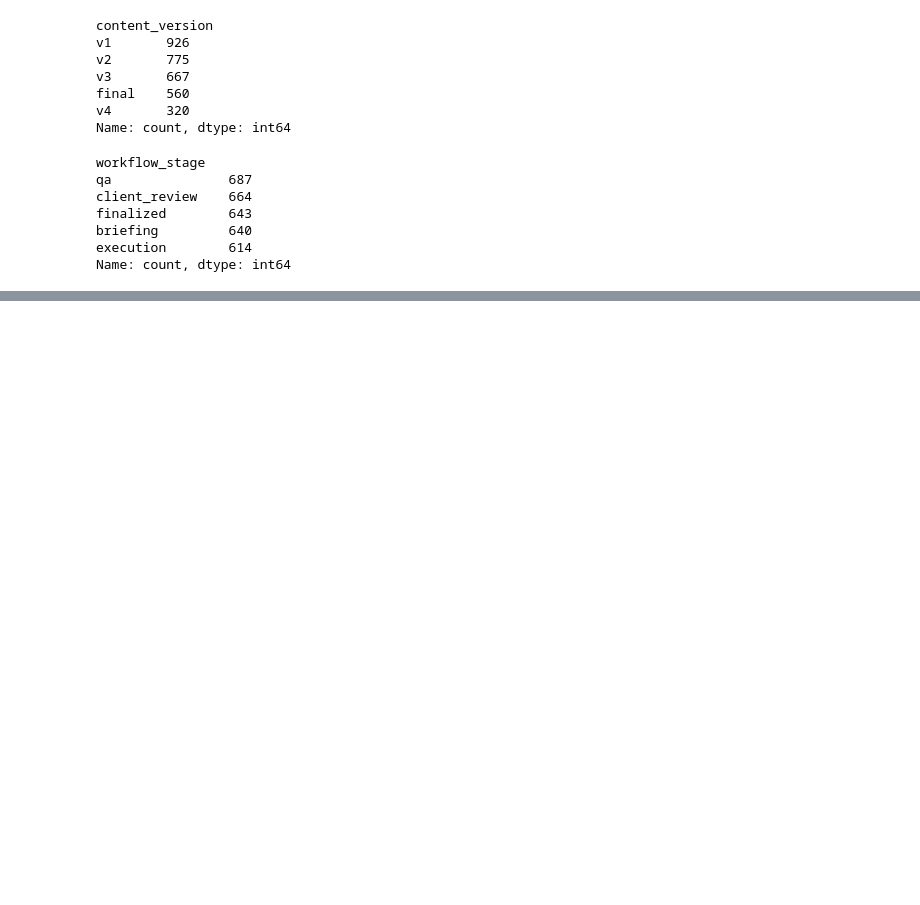
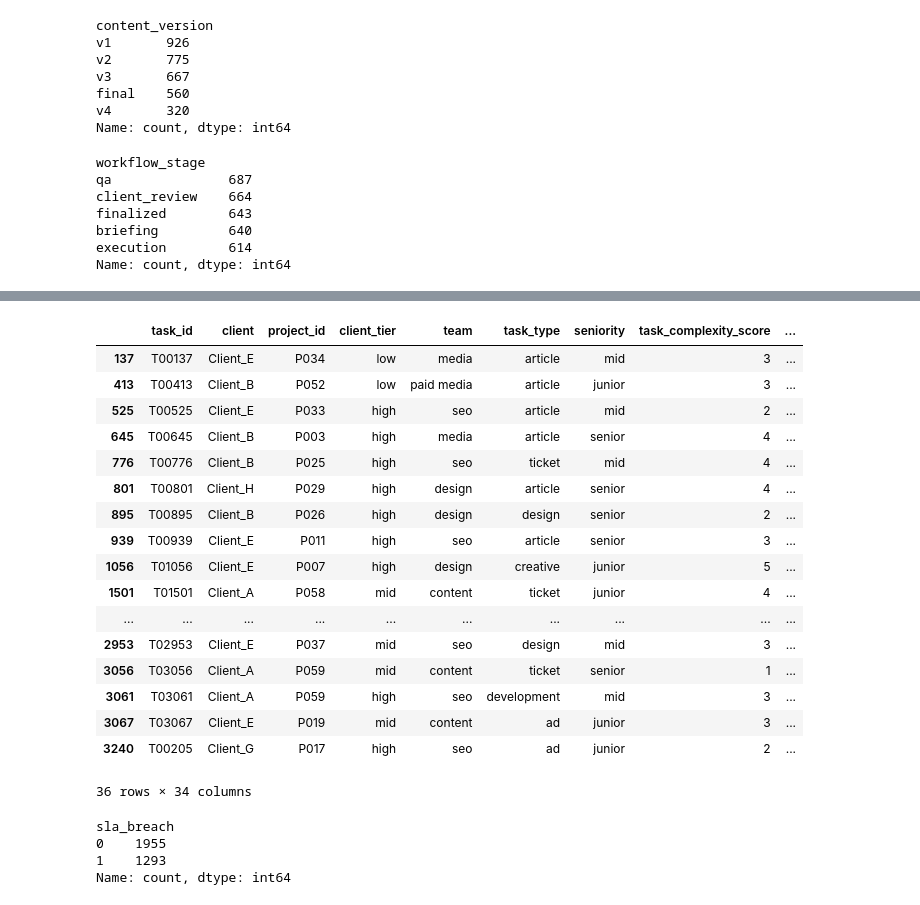
Before and after one commit to Cam-crt/FCM-Data-Alchemist, a Jupyter notebook: src/main.ipynb, the cells around one changed output, grey strips where cells are left out. Cells and saved outputs as stored; diff of their text form; code cells hidden in the pictures; blank space fills up the shorter version.

```diff
--- a/src/main.ipynb
+++ b/src/main.ipynb
@@ -229,0 +375,14 @@ Name: count, dtype: int64
+# %%
+raw_df["brief_quality_score"].value_counts()
+# as inspected before this columns contains nan values(2,12 % of the total observations)
+raw_df["missing_flag"] = raw_df["brief_quality_score"].isna().astype(int)
+raw_df.groupby("missing_flag").mean(numeric_only=True)
+
+# An analysis comparing missing vs non missing observations showed that missing values are almost completely at random (MCAR)
+# as they are associated with very little differences in variables such as task duration, SLA breach and scope changes.
+# For this reason (+ for the fact that they are only 2,12% of the total observations), missing values were handled using median imputation
+# combined with the creation of a binary indicator ("brief_quality_missing") to show if the differences were meaningful or not.
+
+raw_df.drop(columns=["missing_flag"], inplace=True)
+# %%
+raw_df["brief_quality_score"] = raw_df["brief_quality_score"].fillna(raw_df["brief_quality_score"].median())
@@ -229,0 +426,12 @@ Name: count, dtype: int64
+# %%
+raw_df["created_at"].value_counts()
+raw_df["created_at"].dtype
+# I need to convert "created_at" to datetime since it's a str
+raw_df["created_at"] = pd.to_datetime(raw_df["created_at"], errors="coerce")
+# raw_df["created_at"].head()
+# %%
+raw_df["delivered_at"].value_counts()
+# I need to convert "delivered_at" to datetime since it's a str
+raw_df["delivered_at"] = pd.to_datetime(raw_df["delivered_at"], errors="coerce")
+
+# I need to handle nan values in this column since, as discovered before, they are about 1% of total obs in the column
@@ -229,0 +466,21 @@ Name: count, dtype: int64
+# %%
+raw_df[raw_df["sla_days"].isna()]
+# %% [output]
+|  | task_id | client | project_id | client_tier | team | task_type | seniority | task_complexity_score | ... |
+| 137 | T00137 | Client_E | P034 | low | media | article | mid | 3 | ... |
+| 413 | T00413 | Client_B | P052 | low | paid media | article | junior | 3 | ... |
+| 525 | T00525 | Client_E | P033 | high | seo | article | mid | 2 | ... |
+| 645 | T00645 | Client_B | P003 | high | media | article | senior | 4 | ... |
+| 776 | T00776 | Client_B | P025 | high | seo | ticket | mid | 4 | ... |
+| 801 | T00801 | Client_H | P029 | high | design | article | senior | 4 | ... |
+| 895 | T00895 | Client_B | P026 | high | design | design | senior | 2 | ... |
+| 939 | T00939 | Client_E | P011 | high | seo | article | senior | 3 | ... |
+| 1056 | T01056 | Client_E | P007 | high | design | creative | junior | 5 | ... |
+| 1501 | T01501 | Client_A | P058 | mid | content | ticket | junior | 4 | ... |
+| ... | ... | ... | ... | ... | ... | ... | ... | ... | ... |
+| 2953 | T02953 | Client_E | P037 | mid | seo | design | mid | 3 | ... |
+| 3056 | T03056 | Client_A | P059 | mid | content | ticket | senior | 1 | ... |
+| 3061 | T03061 | Client_A | P059 | high | seo | development | mid | 3 | ... |
+| 3067 | T03067 | Client_E | P019 | mid | content | ad | junior | 3 | ... |
+| 3240 | T00205 | Client_G | P017 | high | seo | ad | junior | 2 | ... |
+36 rows × 34 columns
@@ -229,0 +490,8 @@ Name: count, dtype: int64
+# %%
+raw_df["sla_breach"].value_counts()
+# this column indicates if the time to complete the task (in sla_days) has been respected (0) or not (1)
+# %% [output]
+sla_breach
+0    1955
+1    1293
+Name: count, dtype: int64
```
Also changed, not shown: parts of 49 cells of this notebook.
